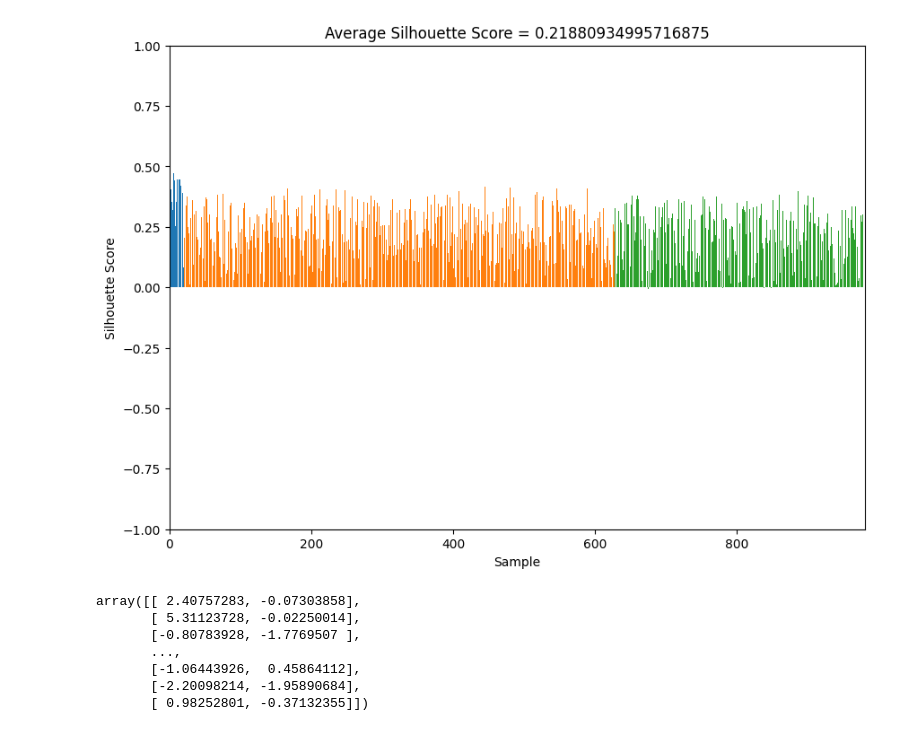
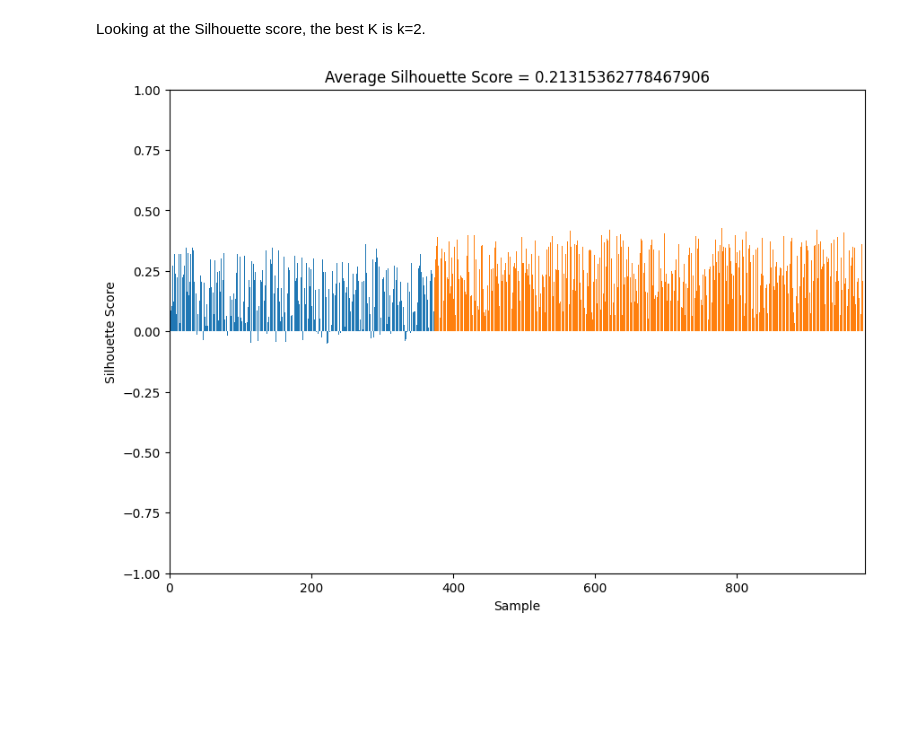
Before and after one commit to GeyzsoN/AI221, a Jupyter notebook: _gk_outputs/MEX 6/homena_mex_6.ipynb, the cells around one changed output. Cells and saved outputs as stored; diff of their text form; code cells hidden in the pictures; blank space fills up the shorter version.

```diff
--- a/_gk_outputs/MEX 6/homena_mex_6.ipynb
+++ b/_gk_outputs/MEX 6/homena_mex_6.ipynb
@@ -27,0 +32,30 @@ X
+# %%
+inertia_values = []
+silhouette_avgs = []
+
+k_range = range(2, 11)
+for k in k_range:
+    kmeans = KMeans(n_clusters=k, n_init=10, random_state=42).fit(trip_advisor_scaled)
+    cluster_labels = kmeans.labels_
+    centroids = kmeans.cluster_centers_
+    inertia_values.append(kmeans.inertia_)
+    silhouette_avg = silhouette_score(trip_advisor_scaled, cluster_labels)
+    silhouette_avgs.append(silhouette_avg)
+
+plt.figure(figsize=(10,3))
+plt.subplot(121)
+plt.plot(np.arange(2,11),inertia_values,'o-b')
+plt.grid()
+plt.xlabel('No. of Clusters')
+plt.ylabel('Inertia')
+plt.title('Elbow Method')
+plt.subplot(122)
+plt.plot(np.arange(2,11),silhouette_avgs,'o-b')
+plt.grid()
+plt.xlabel('No. of Clusters')
+plt.ylabel('Average Silhouette Score')
+plt.title('Silhouette Score')
+plt.show()
+
+best_k = k_range[np.argmax(silhouette_avgs)]
+best_k, max(silhouette_avgs)
@@ -28,40 +65,29 @@ X
+# %% [markdown]
+Looking at the Silhouette score, the best K is k=2.
 # %%
-X = StandardScaler().fit_transform(X)
-K = 3
-kmeans = KMeans(n_clusters=K, n_init=10)
-kmeans.fit(X)
+kmeans = KMeans(n_clusters=best_k, n_init=10)
+kmeans.fit(trip_advisor_scaled)
 cluster_labels = kmeans.labels_
 centroids = kmeans.cluster_centers_
 inertia = kmeans.inertia_
-silhouette_values = silhouette_samples(X, cluster_labels)
-silhouette_avg = silhouette_score(X, cluster_labels)
+silhouette_values = silhouette_samples(trip_advisor_scaled, cluster_labels)
+silhouette_avg = silhouette_score(trip_advisor_scaled, cluster_labels)
 
 plt.figure(figsize=(10, 7))
 
 sample = 0
-for i in range(0, K):
+for i in range(0, best_k):
     sil = silhouette_values[cluster_labels == i]
     plt.bar(np.arange(sample, sample + sil.size), sil)
     sample += sil.size
 
-plt.xlim([0, len(X)])
+plt.xlim([0, len(trip_advisor_scaled)])
 plt.ylim([-1, 1])
 
 plt.xlabel('Sample')
 plt.ylabel('Silhouette Score')
 plt.title(f"Average Silhouette Score = {silhouette_avg}")
 
 plt.show()
 # %% [output]
-[figure, old version]
+[figure, new version]
-# %%
-X_pca = PCA(n_components=2).fit_transform(X)
-X_pca
-# %% [output]
-array([[ 2.40757283, -0.07303858],
-       [ 5.31123728, -0.02250014],
-       [-0.80783928, -1.7769507 ],
-       ...,
-       [-1.06443926,  0.45864112],
-       [-2.20098214, -1.95890684],
-       [ 0.98252801, -0.37132355]])
```
Also changed, not shown: parts of 15 cells of this notebook, 4 other files.
